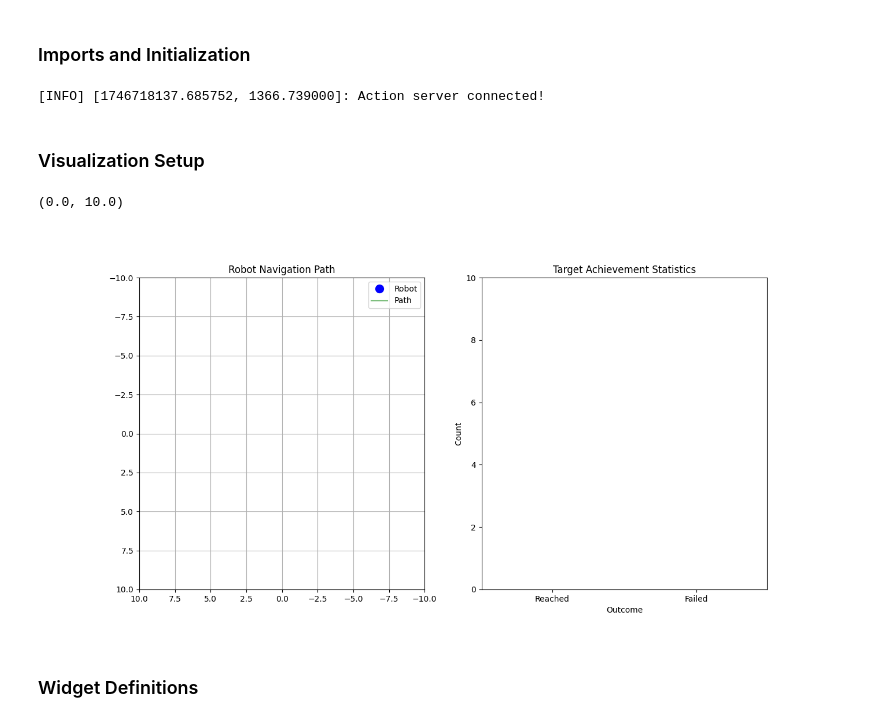
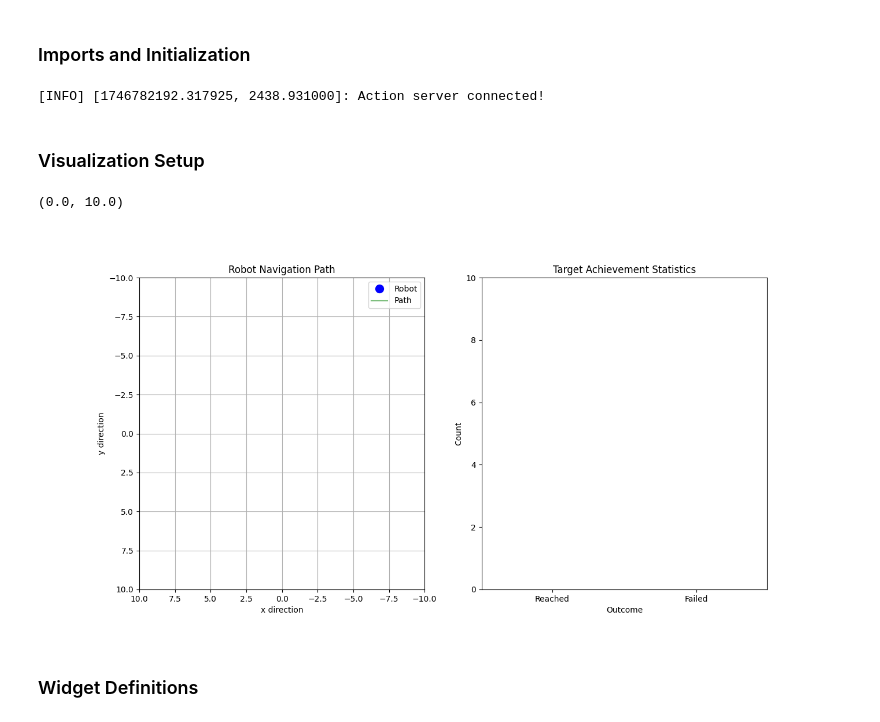
Before and after one commit to Rubin-unige/assignment2_rt_part1, a Jupyter notebook: assignment2_RT2_action_client.ipynb, the cells around one changed output. Drawn from its saved outputs; the diff is of its cells as text; code cells hidden in the pictures.

```diff
--- a/assignment2_RT2_action_client.ipynb
+++ b/assignment2_RT2_action_client.ipynb
@@ -1,6 +1,7 @@
 # %% [markdown]
 ### Imports and Initialization
 # %%
+# Imports
 %matplotlib widget
 import rospy
 import actionlib
@@ -25,43 +26,44 @@ vel_x = 0.0
 vel_z = 0.0
 goal_active = False
 path_history = []
-path_history_max = 1000
+path_history_max = 500
 last_update_time = rospy.Time.now()
 closest_obstacle = float('inf')
 reached_targets = 0
 failed_targets = 0
 
-# Create action client
+# Connect to action client
 client = actionlib.SimpleActionClient('/reaching_goal', PlanningAction)
 client.wait_for_server()
 rospy.loginfo("Action server connected!")
 # %% [output]
-[INFO] [1746718137.685752, 1366.739000]: Action server connected!
+[INFO] [1746782192.317925, 2438.931000]: Action server connected!
 # %% [markdown]
 ### Visualization Setup
 # %%
 # Create figure with subplots
 fig, (ax1, ax2) = plt.subplots(1, 2, figsize=(14, 7))
-
 
 # Navigation plot
 ax1.set_xlim(10, -10)
 ax1.set_ylim(10, -10)
 ax1.set_title("Robot Navigation Path")
+ax1.set_xlabel("x direction")
+ax1.set_ylabel("y direction")
 ax1.grid(True)
 robot_marker, = ax1.plot([], [], 'bo', markersize=10, label='Robot')
 path_line, = ax1.plot([], [], 'g-', alpha=0.5, label='Path')
 ax1.legend()
 
 # Targets statistics plot
 ax2.set_title("Target Achievement Statistics")
 ax2.set_xlabel("Outcome")
 ax2.set_ylabel("Count")
 target_bars = ax2.bar(['Reached', 'Failed'], [0, 0], color=['green', 'red'])
 ax2.set_ylim(0, 10)  # Initial limit, will auto-scale
 # %% [output]
 (0.0, 10.0)
-[figure, old version]
+[figure, new version]
 # %% [markdown]
 ### Widget Definitions
 # %%
```
Also changed, not shown: parts of 4 cells of this notebook.
